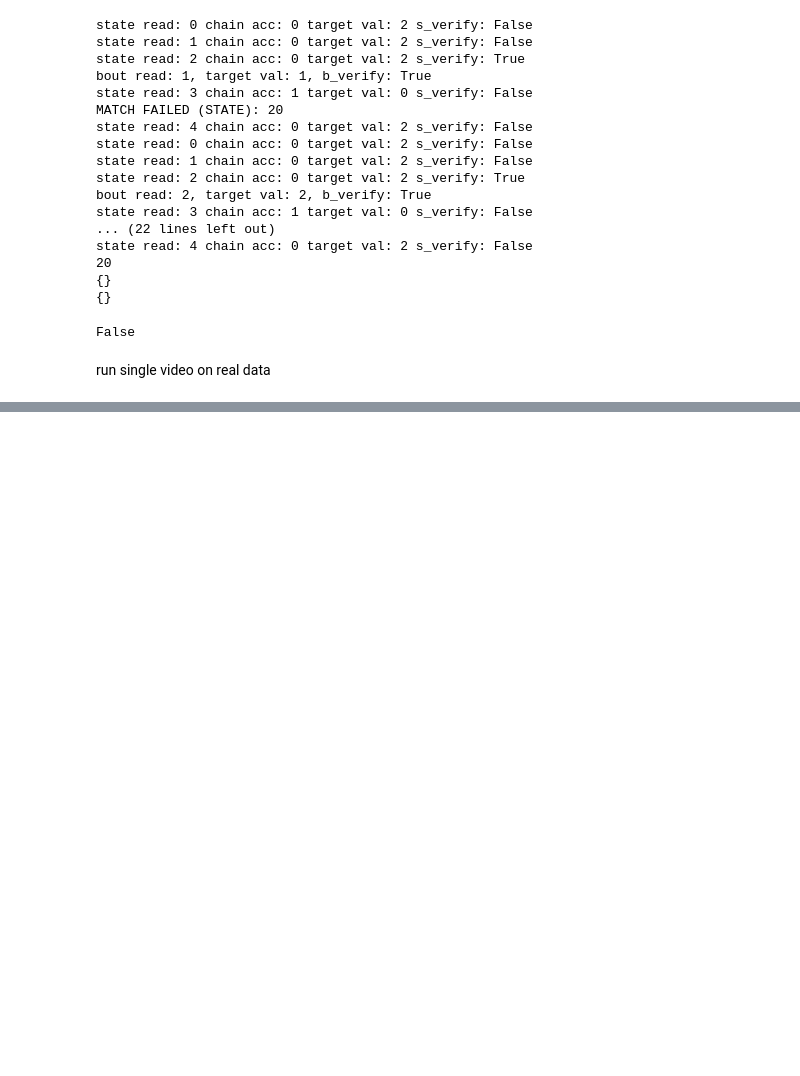
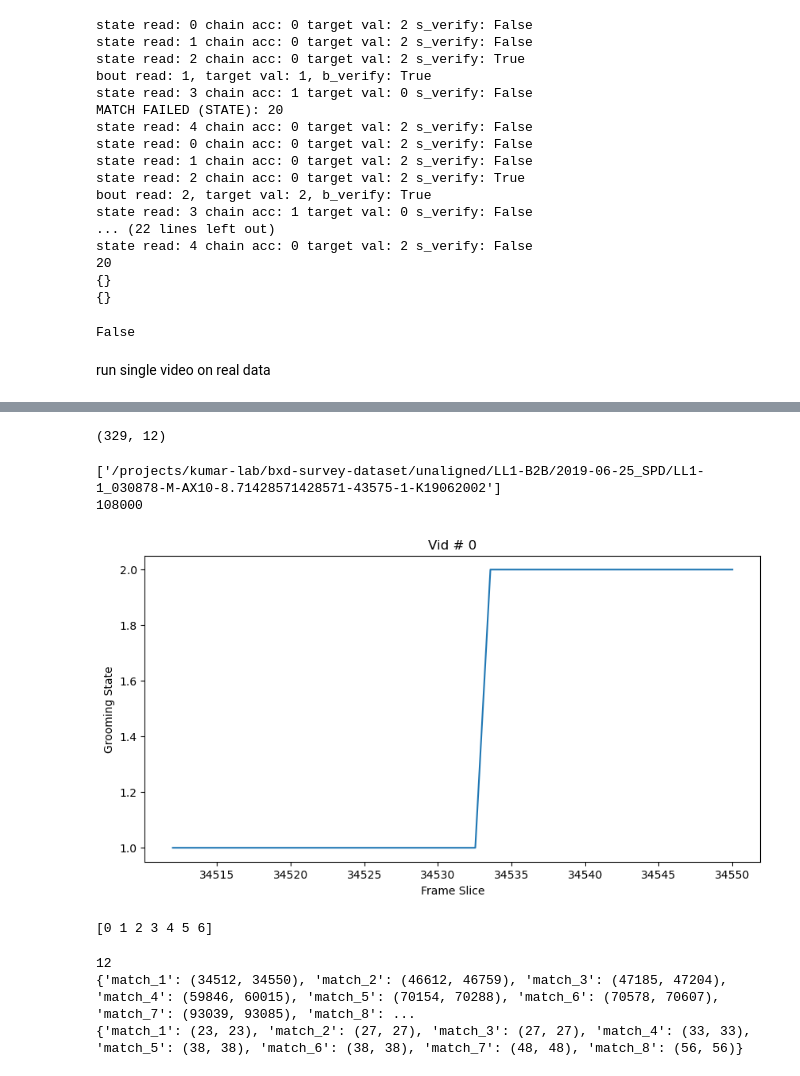
Before and after one commit to brigbrog/Syntactic-Grooming, a Jupyter notebook: bout_machine.ipynb, the cells around one changed output, grey strips where cells are left out. Cells and saved outputs as stored; diff of their text form; code cells hidden in the pictures; blank space fills up the shorter version.

Commit message:
real data match success

```diff
--- a/bout_machine.ipynb
+++ b/bout_machine.ipynb
@@ -167,3 +166,6 @@ print(res)
 False
 # %% [markdown]
 run single video on real data
+# %%
+bxd = pd.read_csv(bxd_bouts_fpath)
+bxd.head(10)
@@ -169,0 +184,30 @@ run single video on real data
+# %%
+bxd_vid1 = bxd[bxd['Video_name'] == np.unique(bxd['Video_name'])[0]]
+bxd_vid1.shape
+# %% [output]
+(329, 12)
+# %%
+print(np.unique(bxd_vid1['Video_name']))
+print(np.max(bxd_vid1['End']))
+# %% [output]
+['/projects/kumar-lab/bxd-survey-dataset/unaligned/LL1-B2B/2019-06-25_SPD/LL1-1_030878-M-AX10-8.71428571428571-43575-1-K19062002']
+108000
+# %%
+#bout_vis.manual_inspect_filtstate(bxd_vid1, 0, (0, 10800), (10, 5))
+bout_vis.manual_inspect_filtstate(bxd_vid1, 0, (34512, 34550), (10, 5))
+# %% [output]
+[figure, added]
+# %%
+print(np.unique(bxd_vid1['Ordered_State']))
+# %% [output]
+[0 1 2 3 4 5 6]
+# %%
+boutMachine = BoutMachine(fake_fpath3, '12', use_filt_state=False)
+i_log, b_log = boutMachine.single_vid_matchlog(bxd_vid1, verbose=False)
+print(boutMachine.target_chain)
+print(i_log)
+print(b_log)
+# %% [output]
+12
+{'match_1': (34512, 34550), 'match_2': (46612, 46759), 'match_3': (47185, 47204), 'match_4': (59846, 60015), 'match_5': (70154, 70288), 'match_6': (70578, 70607), 'match_7': (93039, 93085), 'match_8': ...
+{'match_1': (23, 23), 'match_2': (27, 27), 'match_3': (27, 27), 'match_4': (33, 33), 'match_5': (38, 38), 'match_6': (38, 38), 'match_7': (48, 48), 'match_8': (56, 56)}
```
Also changed, not shown: parts of 2 cells of this notebook.
